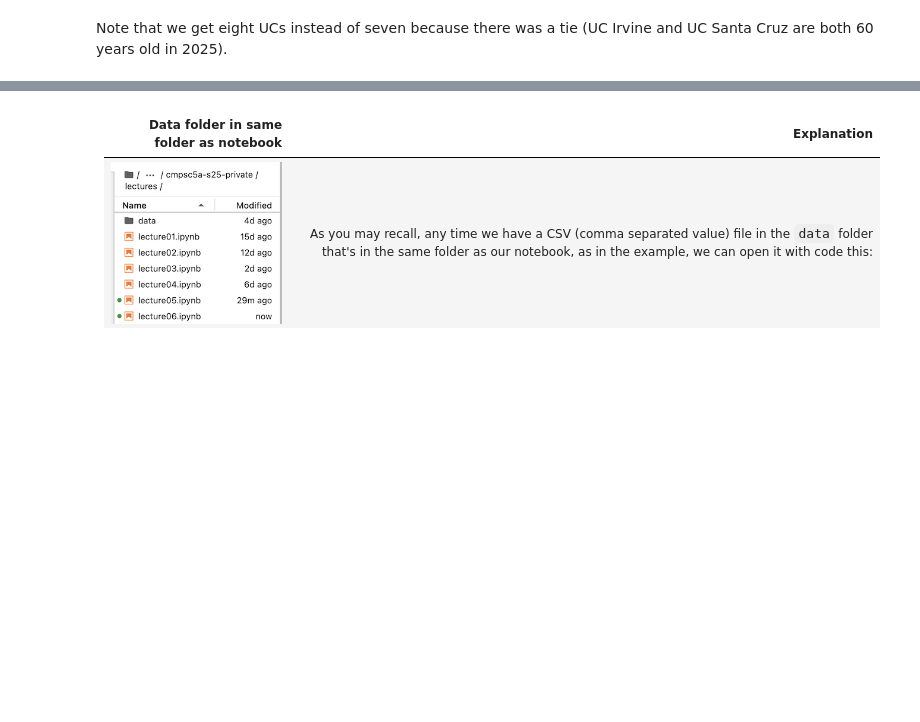
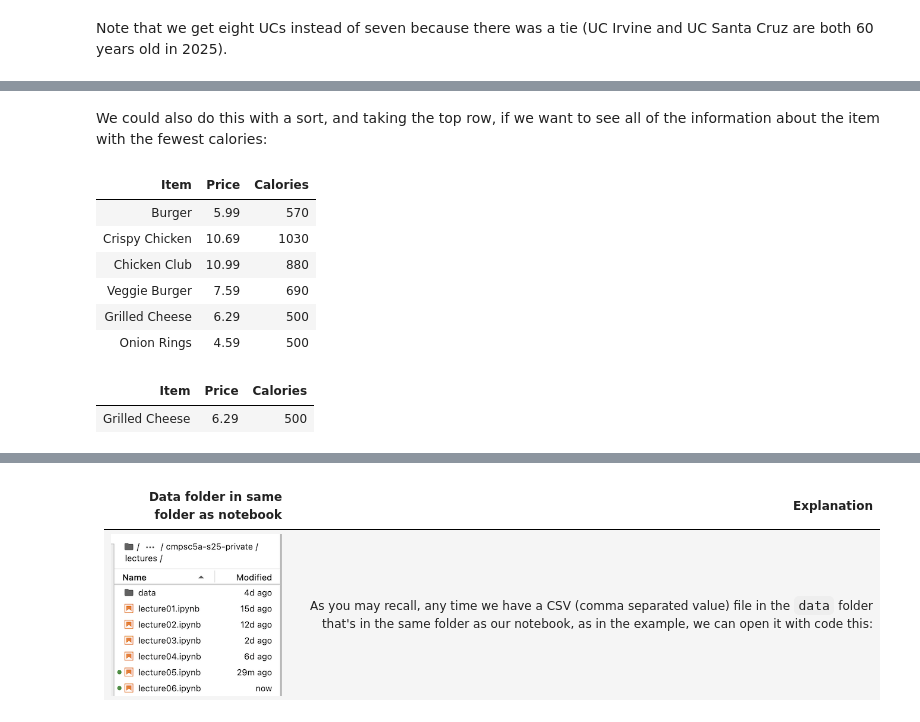
Before and after one commit to ucsb-ds/cmpsc5a-f25-students, a Jupyter notebook: lectures/lecture07.ipynb, the cells around one changed output, grey strips where cells are left out. Drawn from its saved outputs; the diff is of its cells as text; code cells hidden in the pictures; blank space fills up the shorter version.

```diff
--- a/lectures/lecture07.ipynb
+++ b/lectures/lecture07.ipynb
@@ -165,0 +241,17 @@ Note that we get eight UCs instead of seven because there was a tie (UC Irvine a
+# %% [markdown]
+We could also do this with a sort, and taking the top row, if we want to see all of the information about the item with the fewest calories:
+# %%
+menu
+# %% [output]
+| Item | Price | Calories |
+| Burger | 5.99 | 570 |
+| Crispy Chicken | 10.69 | 1030 |
+| Chicken Club | 10.99 | 880 |
+| Veggie Burger | 7.59 | 690 |
+| Grilled Cheese | 6.29 | 500 |
+| Onion Rings | 4.59 | 500 |
+# %%
+menu.sort("Calories").take(0)
+# %% [output]
+| Item | Price | Calories |
+| Grilled Cheese | 6.29 | 500 |
```
Also changed, not shown: parts of 29 cells of this notebook.
